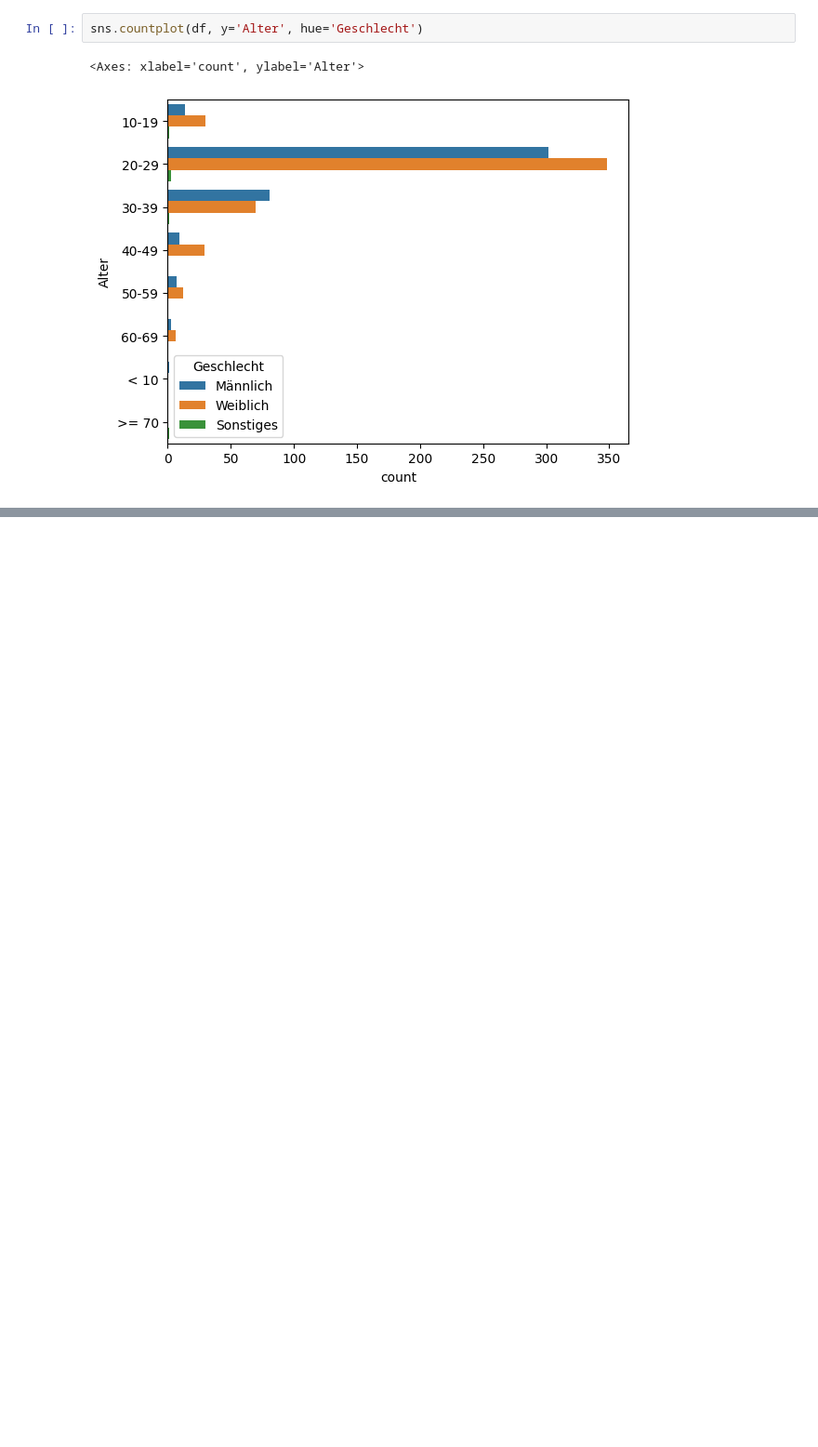
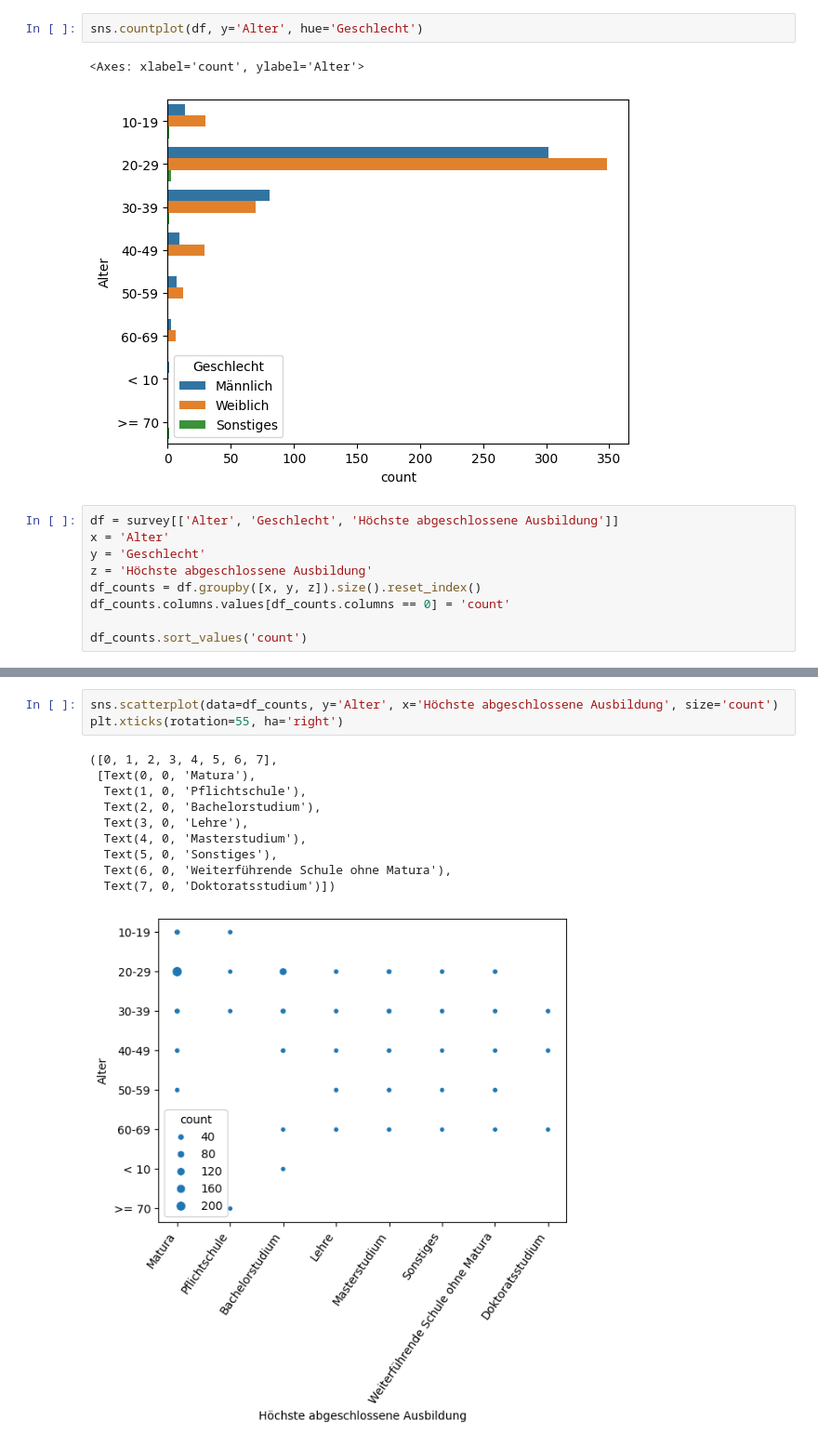
Before and after one commit to s2110458011/BA2024, a Jupyter notebook: src/testing/seaborn.ipynb, the cells around one changed output, grey strips where cells are left out. Shown at 93% size. Drawn from its saved outputs; the diff is of its cells as text; blank space fills up the shorter version.

Commit message:
chart

```diff
--- a/src/testing/seaborn.ipynb
+++ b/src/testing/seaborn.ipynb
@@ -197,3 +197,12 @@ sns.countplot(df, y='Alter', hue='Geschlecht')
 # %% [output]
 <Axes: xlabel='count', ylabel='Alter'>
 [figure]
+# %%
+df = survey[['Alter', 'Geschlecht', 'Höchste abgeschlossene Ausbildung']]
+x = 'Alter'
+y = 'Geschlecht'
+z = 'Höchste abgeschlossene Ausbildung'
+df_counts = df.groupby([x, y, z]).size().reset_index()
+df_counts.columns.values[df_counts.columns == 0] = 'count'
+
+df_counts.sort_values('count')
@@ -199,0 +223,14 @@ sns.countplot(df, y='Alter', hue='Geschlecht')
+# %%
+sns.scatterplot(data=df_counts, y='Alter', x='Höchste abgeschlossene Ausbildung', size='count')
+plt.xticks(rotation=55, ha='right')
+# %% [output]
+([0, 1, 2, 3, 4, 5, 6, 7],
+ [Text(0, 0, 'Matura'),
+  Text(1, 0, 'Pflichtschule'),
+  Text(2, 0, 'Bachelorstudium'),
+  Text(3, 0, 'Lehre'),
+  Text(4, 0, 'Masterstudium'),
+  Text(5, 0, 'Sonstiges'),
+  Text(6, 0, 'Weiterführende Schule ohne Matura'),
+  Text(7, 0, 'Doktoratsstudium')])
+[figure, added]
```
Also changed, not shown: parts of 1 cell of this notebook, 5 other files.
